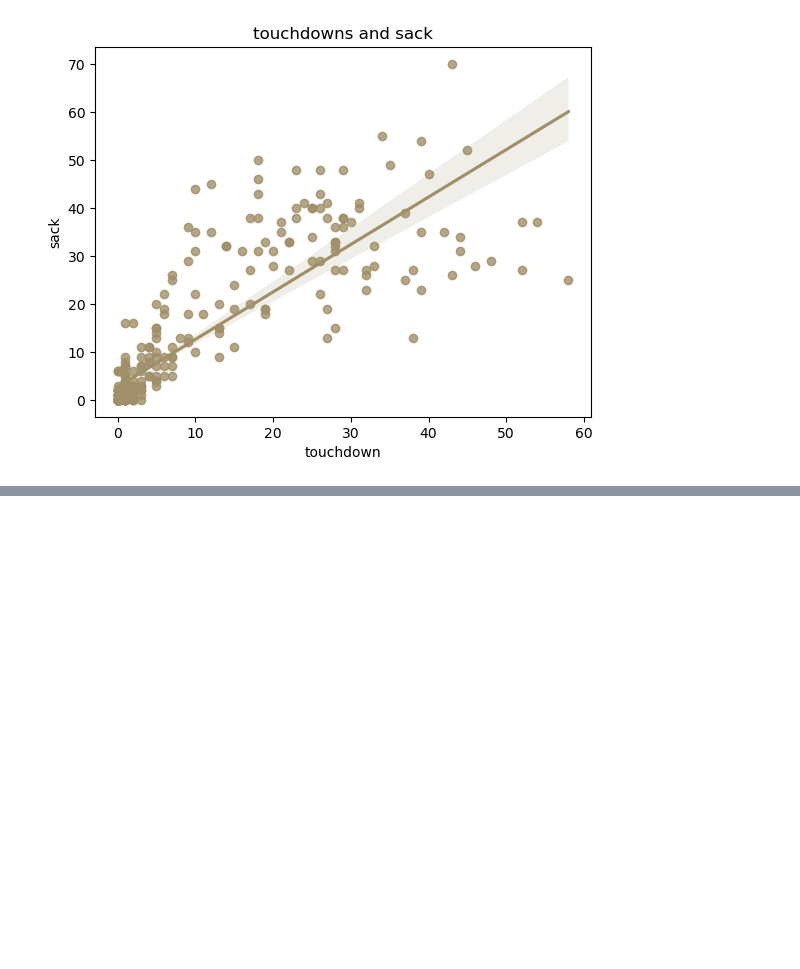
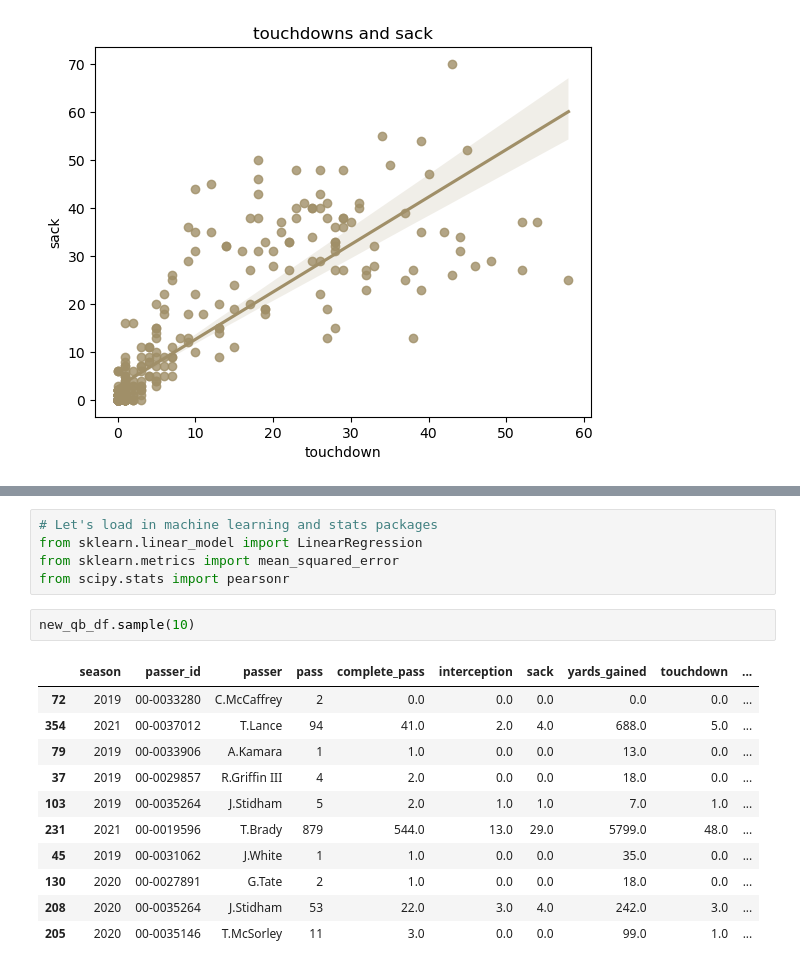
Before and after one commit to thijswillemmoens/predict_nfl_touchdowns, a Jupyter notebook: main.ipynb, the cells around one changed output, grey strips where cells are left out. Saved outputs shown, nothing was run; the diff lists cells and outputs as text; blank space fills up the shorter version.

```diff
--- a/main.ipynb
+++ b/main.ipynb
@@ -119,0 +173,19 @@ for y in ['yards_gained', 'complete_pass',
+# %%
+# Let's load in machine learning and stats packages
+from sklearn.linear_model import LinearRegression
+from sklearn.metrics import mean_squared_error
+from scipy.stats import pearsonr
+# %%
+new_qb_df.sample(10)
+# %% [output]
+|  | season | passer_id | passer | pass | complete_pass | interception | sack | yards_gained | touchdown | ... |
+| 72 | 2019 | 00-0033280 | C.McCaffrey | 2 | 0.0 | 0.0 | 0.0 | 0.0 | 0.0 | ... |
+| 354 | 2021 | 00-0037012 | T.Lance | 94 | 41.0 | 2.0 | 4.0 | 688.0 | 5.0 | ... |
+| 79 | 2019 | 00-0033906 | A.Kamara | 1 | 1.0 | 0.0 | 0.0 | 13.0 | 0.0 | ... |
+| 37 | 2019 | 00-0029857 | R.Griffin III | 4 | 2.0 | 0.0 | 0.0 | 18.0 | 0.0 | ... |
+| 103 | 2019 | 00-0035264 | J.Stidham | 5 | 2.0 | 1.0 | 1.0 | 7.0 | 1.0 | ... |
+| 231 | 2021 | 00-0019596 | T.Brady | 879 | 544.0 | 13.0 | 29.0 | 5799.0 | 48.0 | ... |
+| 45 | 2019 | 00-0031062 | J.White | 1 | 1.0 | 0.0 | 0.0 | 35.0 | 0.0 | ... |
+| 130 | 2020 | 00-0027891 | G.Tate | 2 | 1.0 | 0.0 | 0.0 | 18.0 | 0.0 | ... |
+| 208 | 2020 | 00-0035264 | J.Stidham | 53 | 22.0 | 3.0 | 4.0 | 242.0 | 3.0 | ... |
+| 205 | 2020 | 00-0035146 | T.McSorley | 11 | 3.0 | 0.0 | 0.0 | 99.0 | 1.0 | ... |
```
Also changed, not shown: parts of 8 cells of this notebook.
